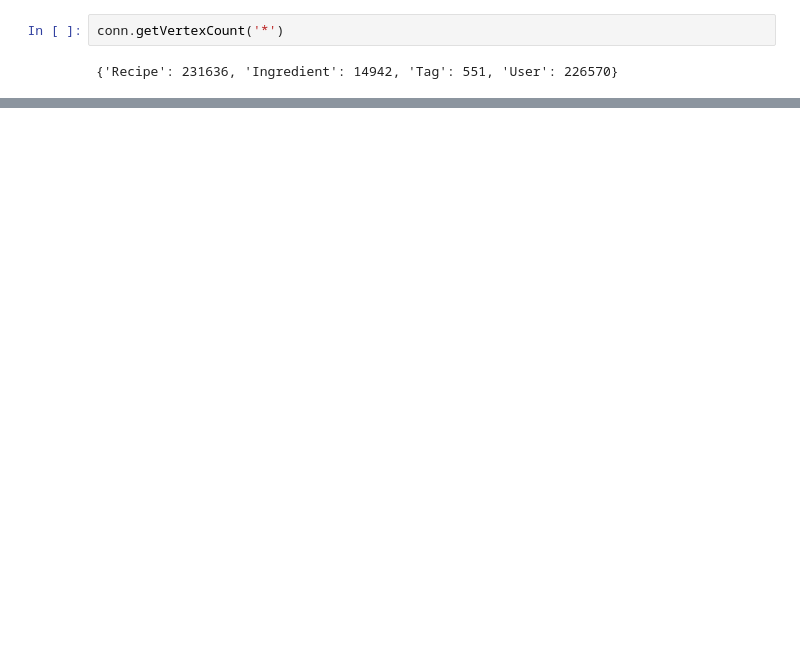
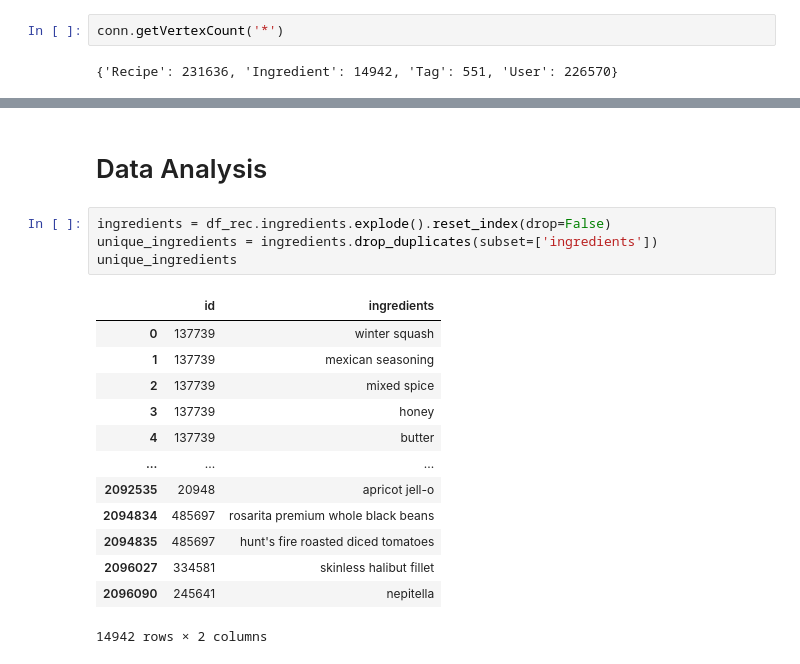
Before and after one commit to nickthegroot/recipe-recommendation, a Jupyter notebook: notebooks/230112-nickthegroot-data-explore.ipynb, the cells around one changed output, grey strips where cells are left out. Saved outputs shown, nothing was run; the diff lists cells and outputs as text; blank space fills up the shorter version.

```diff
--- a/notebooks/230112-nickthegroot-data-explore.ipynb
+++ b/notebooks/230112-nickthegroot-data-explore.ipynb
@@ -407,0 +478,20 @@ conn.getEdgeCount('*')
+# %% [markdown]
+# Data Analysis
+# %%
+ingredients = df_rec.ingredients.explode().reset_index(drop=False)
+unique_ingredients = ingredients.drop_duplicates(subset=['ingredients'])
+unique_ingredients
+# %% [output]
+|  | id | ingredients |
+| 0 | 137739 | winter squash |
+| 1 | 137739 | mexican seasoning |
+| 2 | 137739 | mixed spice |
+| 3 | 137739 | honey |
+| 4 | 137739 | butter |
+| ... | ... | ... |
+| 2092535 | 20948 | apricot jell-o |
+| 2094834 | 485697 | rosarita premium whole black beans |
+| 2094835 | 485697 | hunt's fire roasted diced tomatoes |
+| 2096027 | 334581 | skinless halibut fillet |
+| 2096090 | 245641 | nepitella |
+14942 rows × 2 columns
```
Also changed, not shown: parts of 14 cells of this notebook, 7 other files.
